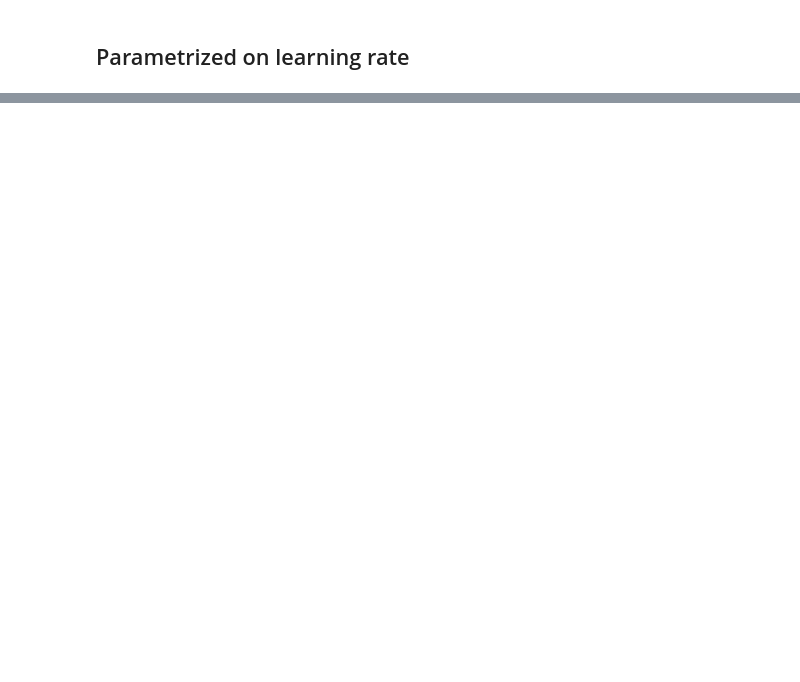
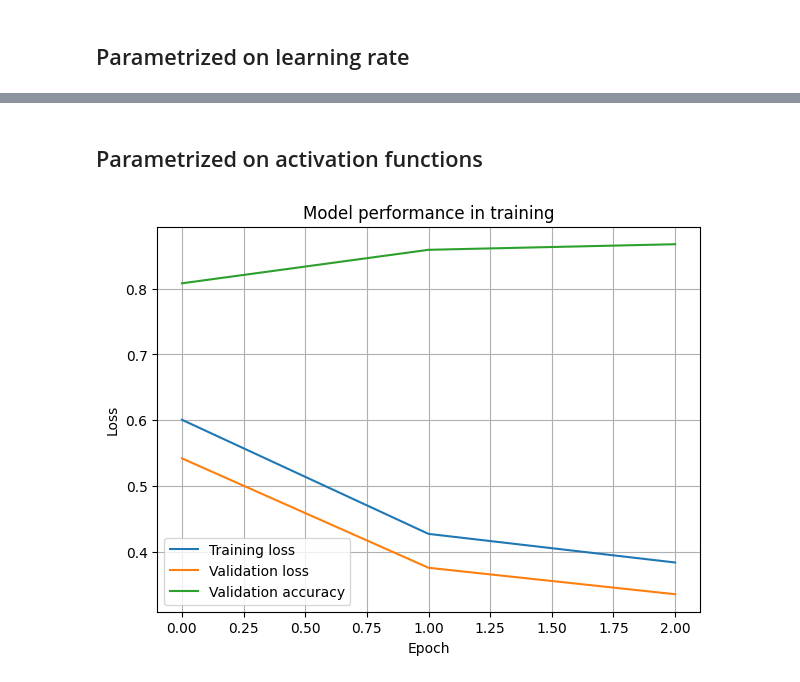
Before and after one commit to lordPachy/acsai, a Jupyter notebook: Deep Learning/Class/Exercises/mlp_fromscratch/mlp_scratch_ex.ipynb, the cells around one changed output, grey strips where cells are left out. Saved outputs shown, nothing was run; the diff lists cells and outputs as text; code cells hidden in the pictures; blank space fills up the shorter version.

```diff
--- a/Deep Learning/Class/Exercises/mlp_fromscratch/mlp_scratch_ex.ipynb
+++ b/Deep Learning/Class/Exercises/mlp_fromscratch/mlp_scratch_ex.ipynb
@@ -341,0 +342,27 @@ live_plot("Accuracy change with lr",
+# %% [markdown]
+## Parametrized on activation functions
+# %%
+loss = torch.nn.CrossEntropyLoss()
+accuracy = torchmetrics.classification.MulticlassAccuracy(num_classes=10).to(device)
+
+activ_functions = [torch.nn.Sigmoid(), torch.nn.Tanh(), torch.nn.ReLU(), torch.nn.LeakyReLU()]
+activ_index = np.array([])
+accuracy_record_activ = np.array([])
+
+for i, activ in enumerate(activ_functions):
+    print(f"Model with activation function: {activ}")
+    model = model = MLP(num_inputs=28*28,
+                        num_hidden_units=256,
+                        num_hidden_layers=1,
+                        num_outputs=10,
+                        activation = activ).to(device)
+    optimizer = torch.optim.SGD(params=model.parameters(), lr=0.1)
+    trainer = Trainer(model, loss, optimizer, accuracy, epochs=3)
+
+    trainer.fit_model(train_loader, val_loader)
+    mean_loss, mean_accuracy = trainer.test_model(test_loader)
+
+    activ_index = np.append(activ_index, i)
+    accuracy_record_activ = np.append(accuracy_record_activ, mean_accuracy)
+# %% [output]
+[figure, added]
```
Also changed, not shown: parts of 10 cells of this notebook, 1 other file.
